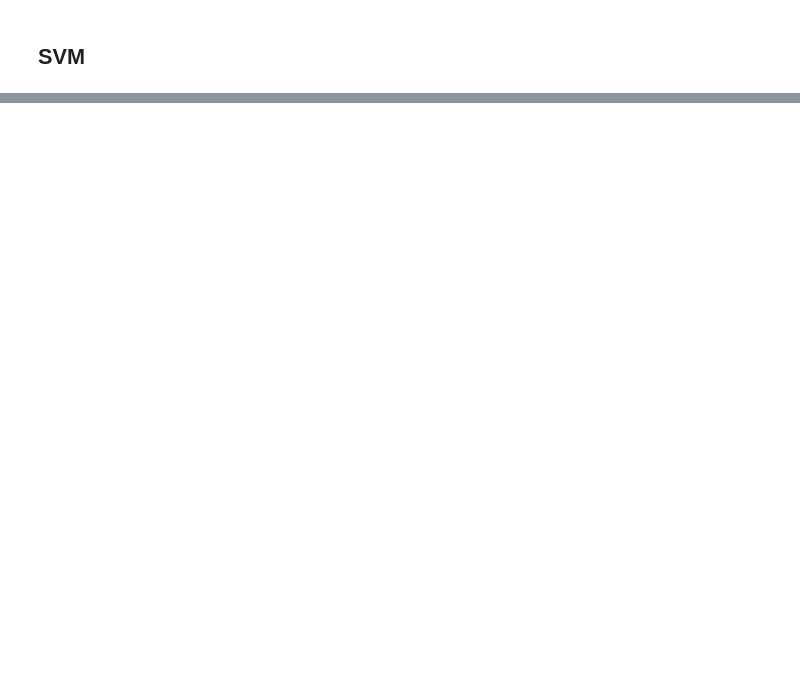
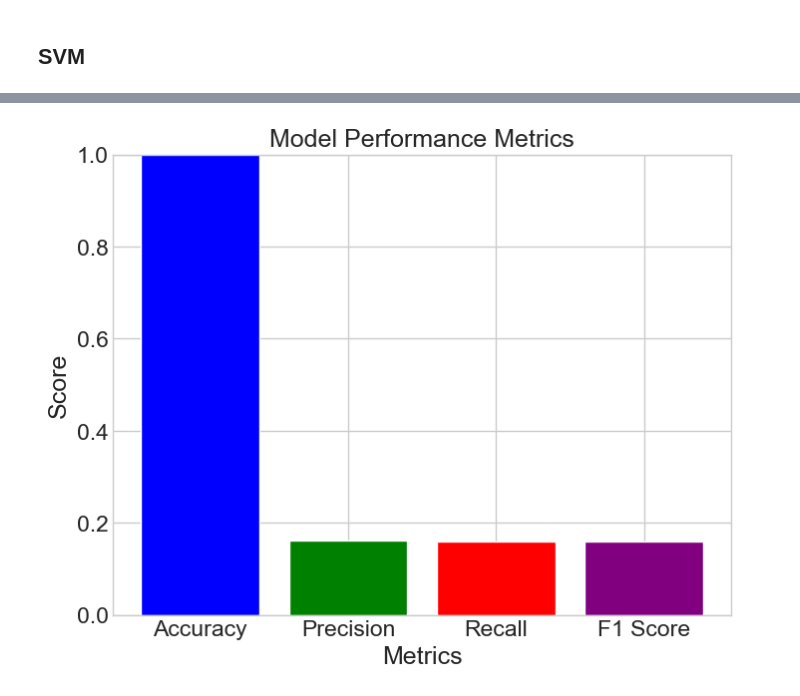
Before and after one commit to Dpatel458/Indus-Internship-Predictive-Maintenance-for-Industrial-Equipment-, a Jupyter notebook: Codes/Indus_Intership_TRIAL.ipynb, the cells around one changed output, grey strips where cells are left out. Cells and saved outputs as stored; diff of their text form; code cells hidden in the pictures; blank space fills up the shorter version.

```diff
--- a/Codes/Indus_Intership_TRIAL.ipynb
+++ b/Codes/Indus_Intership_TRIAL.ipynb
@@ -339,3 +378,4 @@ x=(x-np.min(x))/(np.max(x)-np.min(x))
 # %%
 log=LogisticRegression()
 log.fit(x_train,y_train)
+y_pred1 = dt.predict(x_test)
@@ -419,0 +555,7 @@ Accuracy = 96.05%
+# %%
+from sklearn.metrics import precision_score, recall_score, f1_score
+a = log.score(x_test, y_test) * 100
+
+b=precision_score(y_test,y_pred1,average='macro')
+c=recall_score(y_test,y_pred2,average='macro')
+d=f1_score(y_test,y_pred3,average='macro')
@@ -419,0 +572,17 @@ Accuracy = 96.05%
+# %%
+import matplotlib.pyplot as plt
+
+# Example data
+metrics = ['Accuracy', 'Precision', 'Recall', 'F1 Score']
+scores = [a, b, c, d]
+
+plt.figure(figsize=(8, 6))
+plt.bar(metrics, scores, color=['blue', 'green', 'red', 'purple'])
+plt.xlabel('Metrics')
+plt.ylabel('Score')
+plt.title('Model Performance Metrics')
+plt.ylim(0.0, 1.0)  # Set the y-axis limit to 0-1 for scores
+plt.grid(True)
+plt.show()
+# %% [output]
+[figure, added]
```
Also changed, not shown: parts of 17 cells of this notebook.
